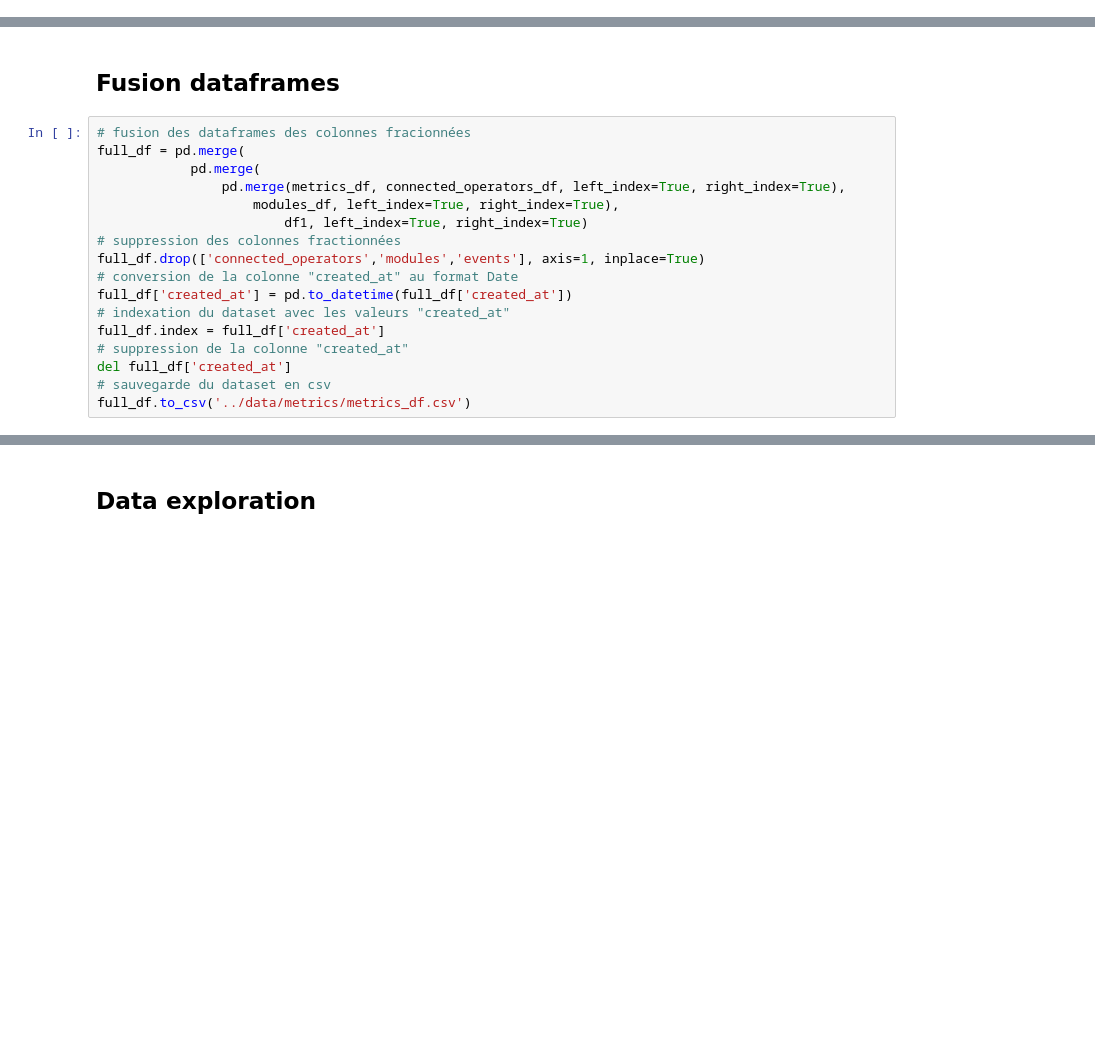
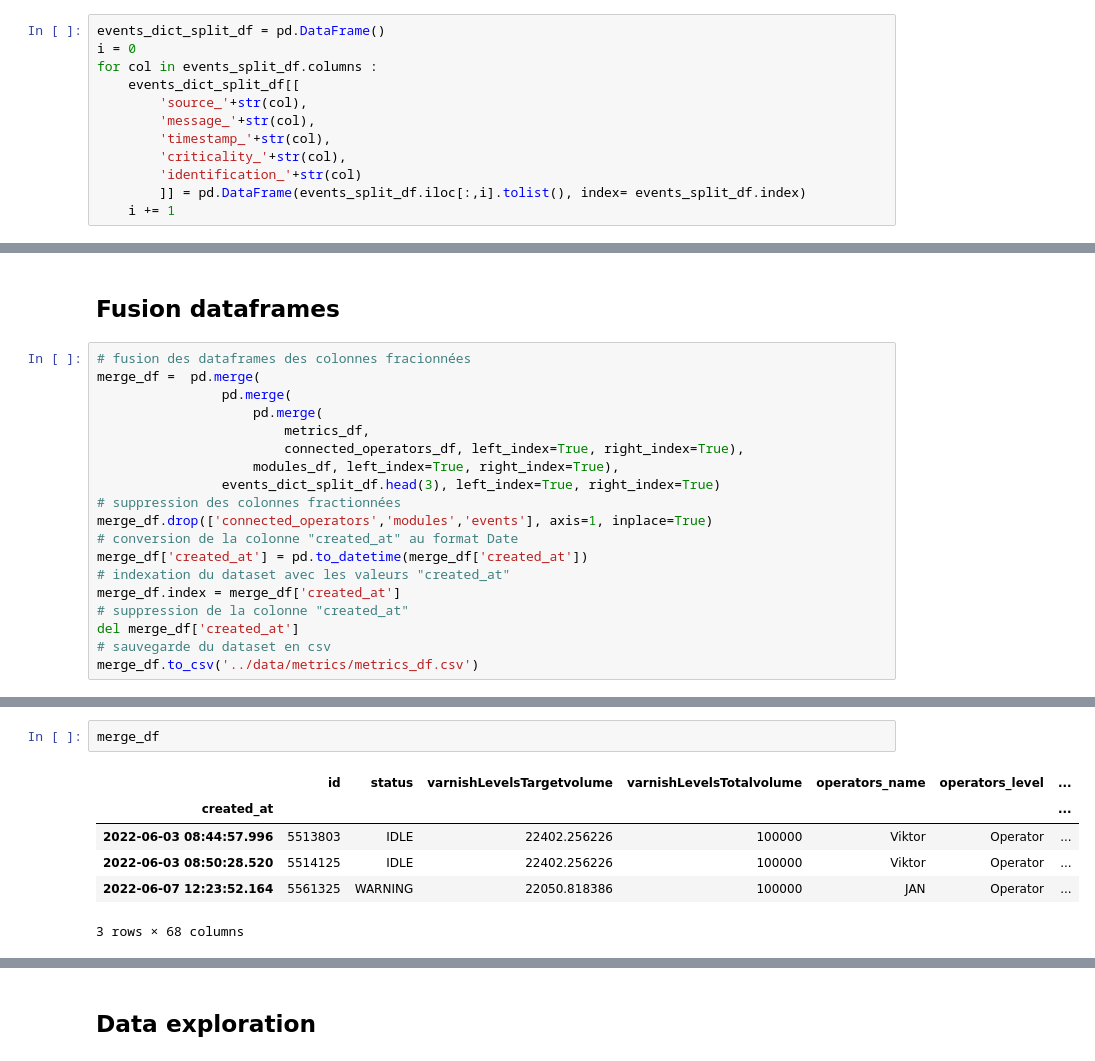
Before and after one commit to AranOribu/Prediction-Erreur-JetVarnish3DEvo, a Jupyter notebook: notebooks/data_explo_metrics.ipynb, the cells around one changed output, grey strips where cells are left out. Drawn from its saved outputs; the diff is of its cells as text; blank space fills up the shorter version.

```diff
--- a/notebooks/data_explo_metrics.ipynb
+++ b/notebooks/data_explo_metrics.ipynb
@@ -279 +298,13 @@ df.rename(columns=col_names, inplace=True)
+# %%
+events_dict_split_df = pd.DataFrame()
+i = 0
+for col in events_split_df.columns :
+    events_dict_split_df[[
+        'source_'+str(col),
+        'message_'+str(col),
+        'timestamp_'+str(col),
+        'criticality_'+str(col),
+        'identification_'+str(col)
+        ]] = pd.DataFrame(events_split_df.iloc[:,i].tolist(), index= events_split_df.index)
+    i += 1
 # %%
@@ -324,18 +365,20 @@ identification_df = pd.DataFrame(identification_data, index=df2.index)
 ## Fusion dataframes
 # %%
 # fusion des dataframes des colonnes fracionnées
-full_df = pd.merge(
-            pd.merge(
-                pd.merge(metrics_df, connected_operators_df, left_index=True, right_index=True),
+merge_df =  pd.merge(
+                pd.merge(
+                    pd.merge(
+                        metrics_df,
+                        connected_operators_df, left_index=True, right_index=True),
                     modules_df, left_index=True, right_index=True),
-                        df1, left_index=True, right_index=True)
+                events_dict_split_df.head(3), left_index=True, right_index=True)
 # suppression des colonnes fractionnées
-full_df.drop(['connected_operators','modules','events'], axis=1, inplace=True)
+merge_df.drop(['connected_operators','modules','events'], axis=1, inplace=True)
 # conversion de la colonne "created_at" au format Date
-full_df['created_at'] = pd.to_datetime(full_df['created_at'])
+merge_df['created_at'] = pd.to_datetime(merge_df['created_at'])
 # indexation du dataset avec les valeurs "created_at"
-full_df.index = full_df['created_at']
+merge_df.index = merge_df['created_at']
 # suppression de la colonne "created_at"
-del full_df['created_at']
+del merge_df['created_at']
 # sauvegarde du dataset en csv
-full_df.to_csv('../data/metrics/metrics_df.csv')
+merge_df.to_csv('../data/metrics/metrics_df.csv')
@@ -359,2 +385,11 @@ full_df
+# %%
+merge_df
+# %% [output]
+|  | id | status | varnishLevelsTargetvolume | varnishLevelsTotalvolume | operators_name | operators_level | ... |
+| created_at |  |  |  |  |  |  | ... |
+| 2022-06-03 08:44:57.996 | 5513803 | IDLE | 22402.256226 | 100000 | Viktor | Operator | ... |
+| 2022-06-03 08:50:28.520 | 5514125 | IDLE | 22402.256226 | 100000 | Viktor | Operator | ... |
+| 2022-06-07 12:23:52.164 | 5561325 | WARNING | 22050.818386 | 100000 | JAN | Operator | ... |
+3 rows × 68 columns
 # %%
 # dataset temporaire
```
Also changed, not shown: parts of 24 cells of this notebook.
